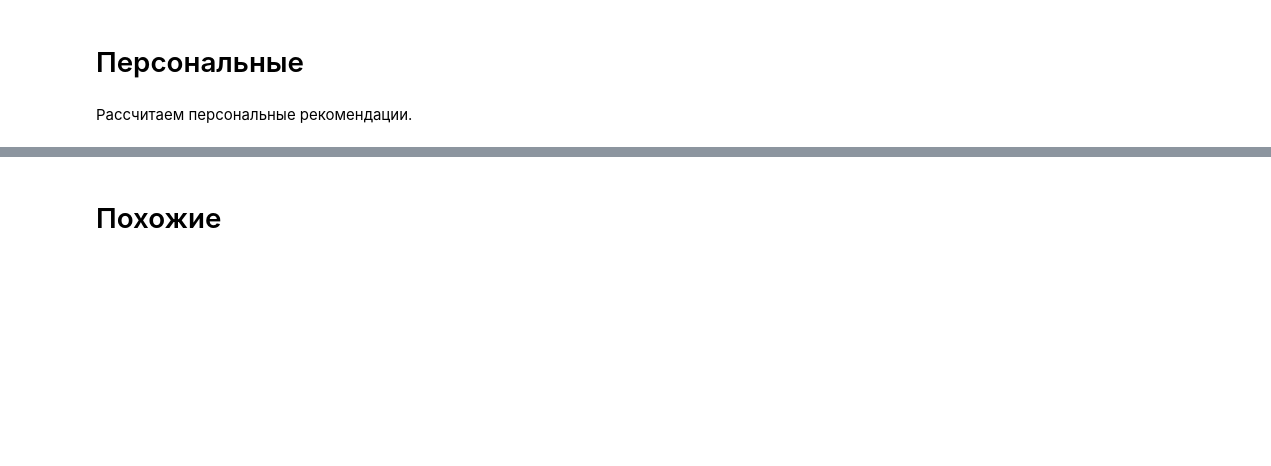
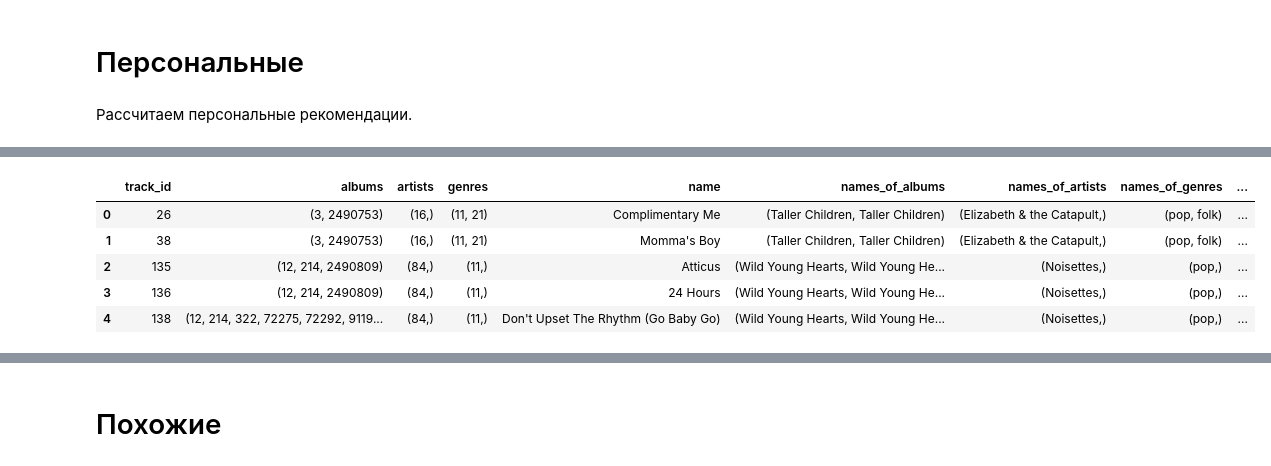
Before and after one commit to NikoMelnikov/mle-recsys-project, a Jupyter notebook: recommendations.ipynb, the cells around one changed output, grey strips where cells are left out. Cells and saved outputs as stored; diff of their text form; code cells hidden in the pictures; blank space fills up the shorter version.

```diff
--- a/recommendations.ipynb
+++ b/recommendations.ipynb
@@ -915,0 +921,3 @@ del events
+# %%
+items = pd.read_parquet('datasets/items.parquet')
+events = pd.read_parquet('datasets/events.parquet')
@@ -915,0 +926,3 @@ del events
+# %%
+# устраняю ошибку по наименованию столбца
+items = items.rename(columns={'names_of_albums_': 'names_of_albums'})
@@ -915,0 +978,5 @@ del events
+# %%
+items[['albums', 'artists', 'genres','names_of_albums', 'names_of_artists', 'names_of_genres']] = (
+    items[['albums', 'artists', 'genres','names_of_albums', 'names_of_artists', 'names_of_genres']]
+    .map(lambda x: tuple(x))
+)
@@ -925,3 +1292,21 @@ del events
 # Персональные
 # %% [markdown]
 Рассчитаем персональные рекомендации.
+# %%
+import scipy
+import sklearn.preprocessing
+
+# перекодируем идентификаторы пользователей:
+# из имеющихся в последовательность 0, 1, 2, ...
+user_encoder = sklearn.preprocessing.LabelEncoder()
+user_encoder.fit(events["user_id"])
+events_train["user_id_enc"] = user_encoder.transform(events_train["user_id"])
+events_test["user_id_enc"] = user_encoder.transform(events_test["user_id"])
+
+# перекодируем идентификаторы объектов:
+# из имеющихся в последовательность 0, 1, 2, ...
+item_encoder = sklearn.preprocessing.LabelEncoder()
+item_encoder.fit(items["track_id"])
+items["track_id_enc"] = item_encoder.transform(items["track_id"])
+events_train["track_id_enc"] = item_encoder.transform(events_train["track_id"])
+events_test["track_id_enc"] = item_encoder.transform(events_test["track_id"])
@@ -927,0 +1410,9 @@ del events
+# %%
+items.head()
+# %% [output]
+|  | track_id | albums | artists | genres | name | names_of_albums | names_of_artists | names_of_genres | ... |
+| 0 | 26 | (3, 2490753) | (16,) | (11, 21) | Complimentary Me | (Taller Children, Taller Children) | (Elizabeth & the Catapult,) | (pop, folk) | ... |
+| 1 | 38 | (3, 2490753) | (16,) | (11, 21) | Momma's Boy | (Taller Children, Taller Children) | (Elizabeth & the Catapult,) | (pop, folk) | ... |
+| 2 | 135 | (12, 214, 2490809) | (84,) | (11,) | Atticus | (Wild Young Hearts, Wild Young He... | (Noisettes,) | (pop,) | ... |
+| 3 | 136 | (12, 214, 2490809) | (84,) | (11,) | 24 Hours | (Wild Young Hearts, Wild Young He... | (Noisettes,) | (pop,) | ... |
+| 4 | 138 | (12, 214, 322, 72275, 72292, 9119... | (84,) | (11,) | Don't Upset The Rhythm (Go Baby Go) | (Wild Young Hearts, Wild Young He... | (Noisettes,) | (pop,) | ... |
```
Also changed, not shown: parts of 109 cells of this notebook.
